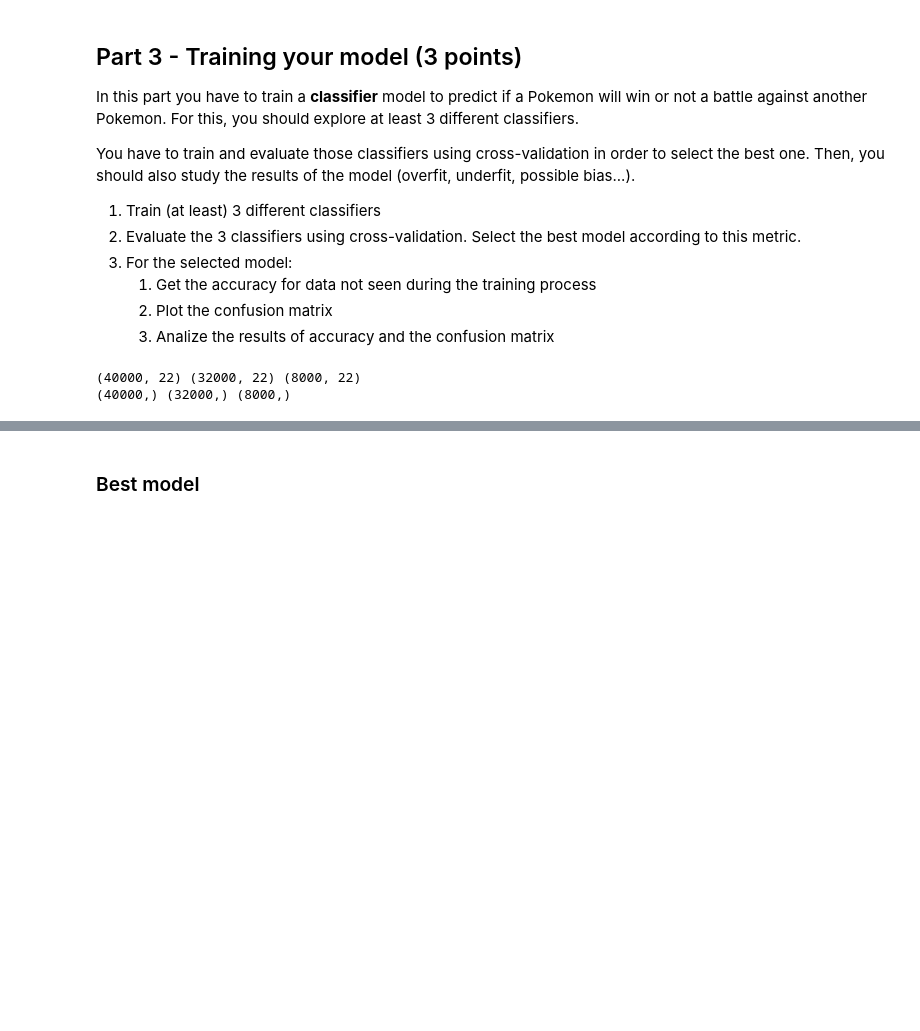
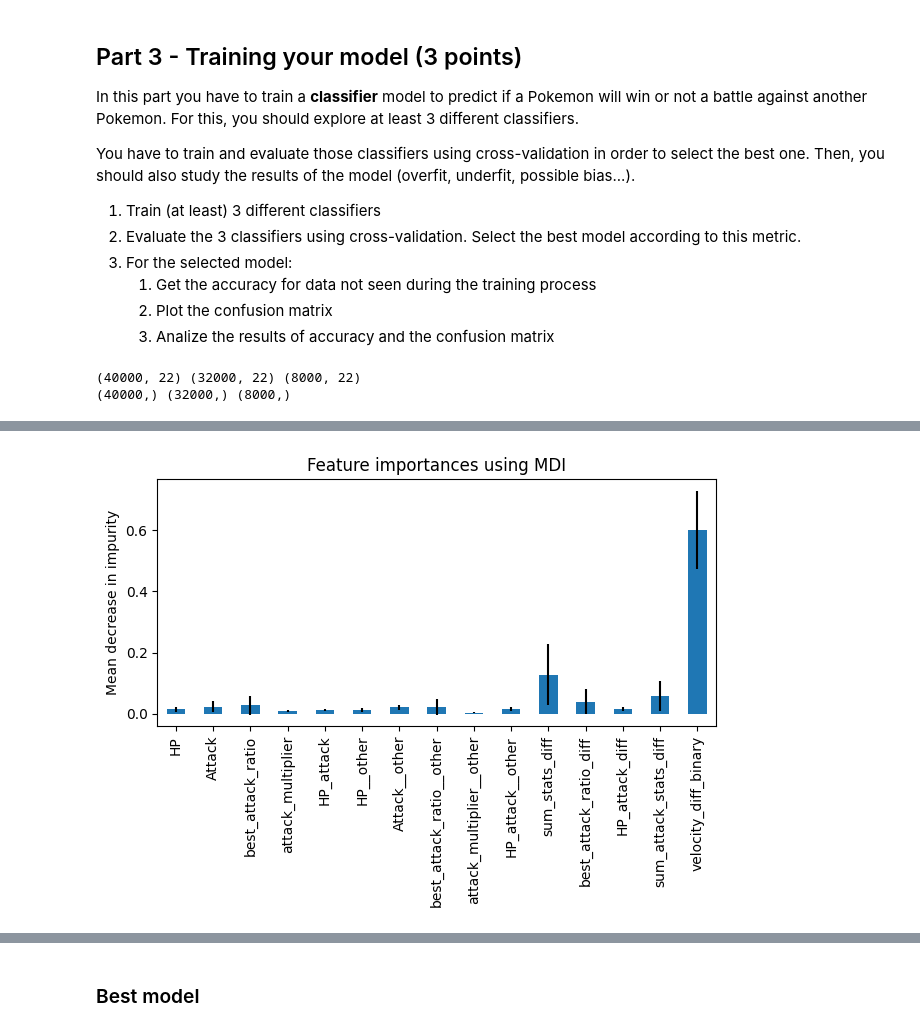
Before and after one commit to josalhor/si-pokemon, a Jupyter notebook: pokemon_basic-ml.ipynb, the cells around one changed output, grey strips where cells are left out. Cells and saved outputs as stored; diff of their text form; code cells hidden in the pictures; blank space fills up the shorter version.

```diff
--- a/pokemon_basic-ml.ipynb
+++ b/pokemon_basic-ml.ipynb
@@ -684,3 +701,21 @@ rfc_model.fit(X_train_encoded, y_train)
+# %%
+# This graph was used to help guide which features are important and which are not
+# for classification
+
+# Some of the current features are not very important, but the discarded ones
+# where even LESS important
+
+importances = rfc_model.feature_importances_
+std = np.std([tree.feature_importances_ for tree in rfc_model.estimators_], axis=0)
+forest_importances = pandas.Series(importances, index=NUMERIC + BINARY)
+
+fig, ax = plt.subplots()
+forest_importances.plot.bar(yerr=std, ax=ax)
+ax.set_title("Feature importances using MDI")
+ax.set_ylabel("Mean decrease in impurity")
+fig.tight_layout()
+# %% [output]
+[figure, added]
 # %%
 from sklearn.neural_network import MLPClassifier
 
```
Also changed, not shown: parts of 12 cells of this notebook.
